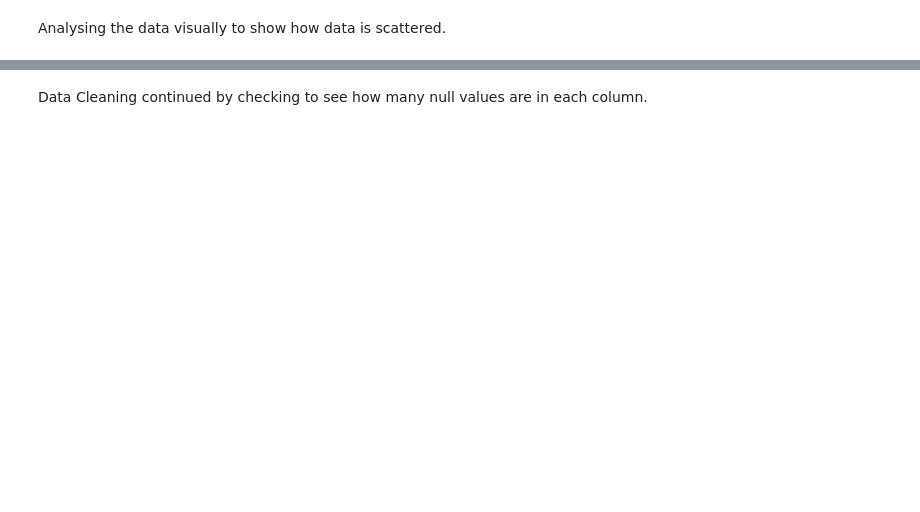
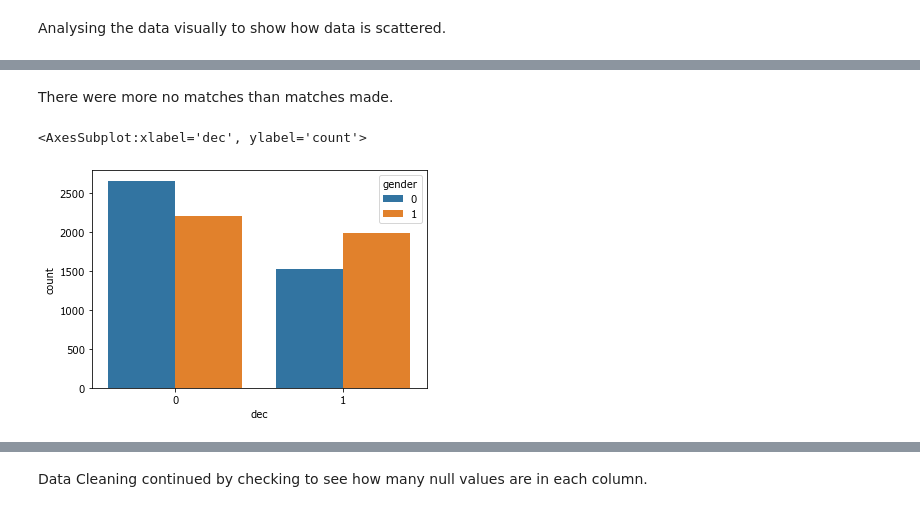
Before and after one commit to DavidGGonzalez/TeamBlue_FinalProject, a Jupyter notebook: Code/Segment2_BuildingAModel.ipynb, the cells around one changed output, grey strips where cells are left out. Saved outputs shown, nothing was run; the diff lists cells and outputs as text; code cells hidden in the pictures; blank space fills up the shorter version.

```diff
--- a/Code/Segment2_BuildingAModel.ipynb
+++ b/Code/Segment2_BuildingAModel.ipynb
@@ -110,0 +125,7 @@ date_df.shape
+# %% [markdown]
+There were more no matches than matches made.
+# %%
+sns.countplot(x="dec", hue = "gender", data=date_df)
+# %% [output]
+<AxesSubplot:xlabel='dec', ylabel='count'>
+[figure, added]
```
Also changed, not shown: parts of 63 cells of this notebook.
